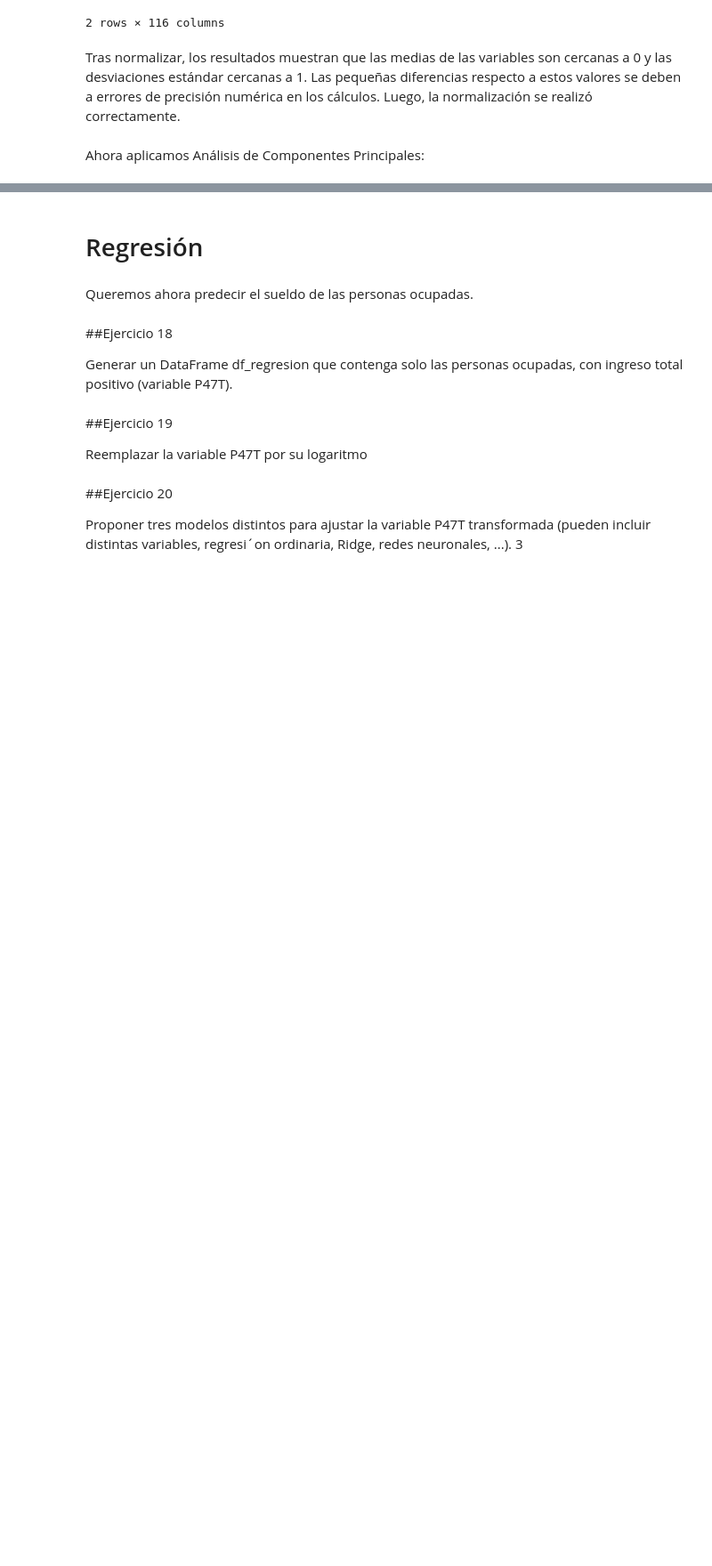
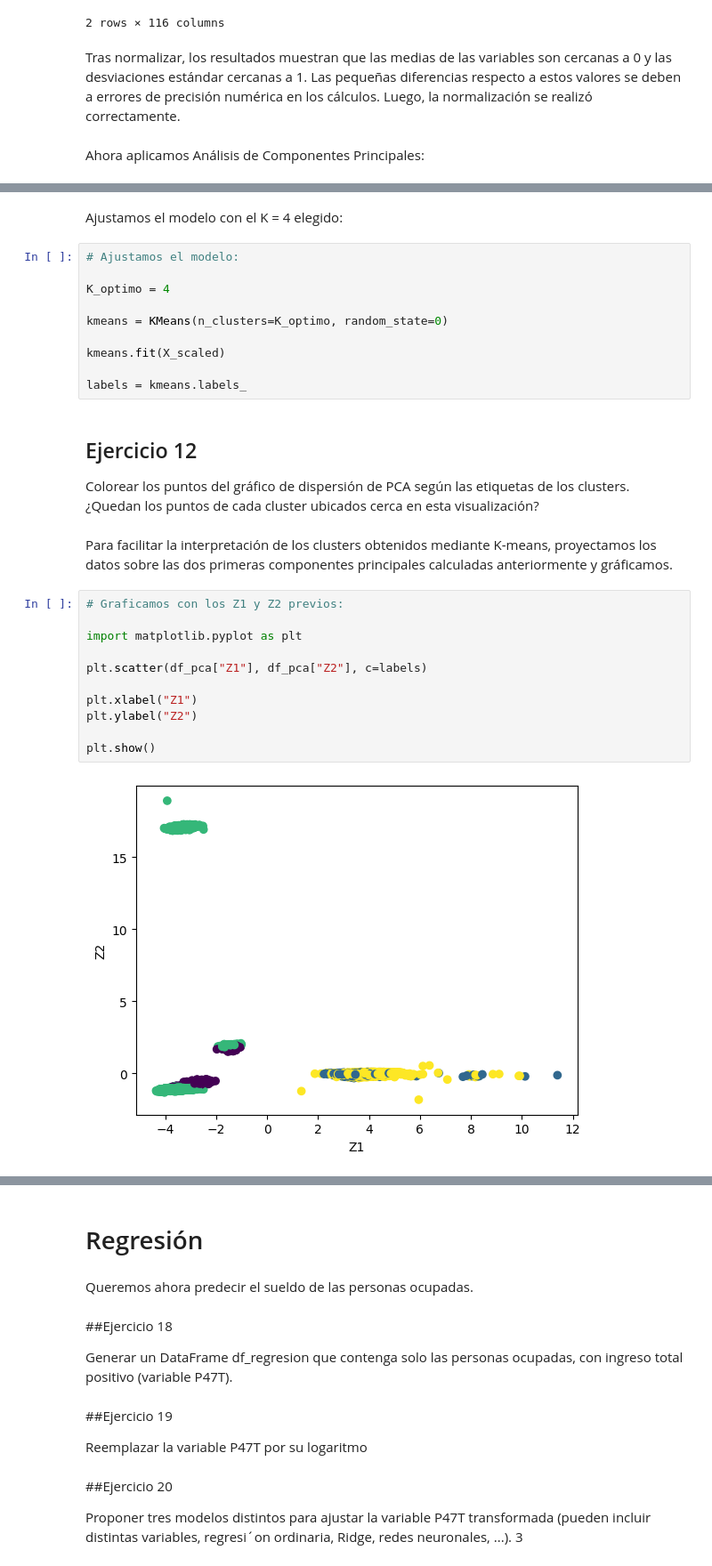
Before and after one commit to davidpalacio1/TP-1-LDD, a Jupyter notebook: TP_2_LDD_versionDavid.ipynb, the cells around one changed output, grey strips where cells are left out. Shown at 89% size. Drawn from its saved outputs; the diff is of its cells as text; blank space fills up the shorter version.

```diff
--- a/TP_2_LDD_versionDavid.ipynb
+++ b/TP_2_LDD_versionDavid.ipynb
@@ -685,0 +804,31 @@ Z = pca.transform(X_scaled)
+# %% [markdown]
+Ajustamos el modelo con el K = 4 elegido:
+# %%
+# Ajustamos el modelo:
+
+K_optimo = 4
+
+kmeans = KMeans(n_clusters=K_optimo, random_state=0)
+
+kmeans.fit(X_scaled)
+
+labels = kmeans.labels_
+# %% [markdown]
+## Ejercicio 12
+
+Colorear los puntos del gráfico de dispersión de PCA según las etiquetas de los clusters. ¿Quedan los puntos de cada cluster ubicados cerca en esta visualización?
+# %% [markdown]
+Para facilitar la interpretación de los clusters obtenidos mediante K-means, proyectamos los datos sobre las dos primeras componentes principales calculadas anteriormente y gráficamos.
+# %%
+# Graficamos con los Z1 y Z2 previos:
+
+import matplotlib.pyplot as plt
+
+plt.scatter(df_pca["Z1"], df_pca["Z2"], c=labels)
+
+plt.xlabel("Z1")
+plt.ylabel("Z2")
+
+plt.show()
+# %% [output]
+[figure, added]
```
Also changed, not shown: parts of 51 cells of this notebook.
